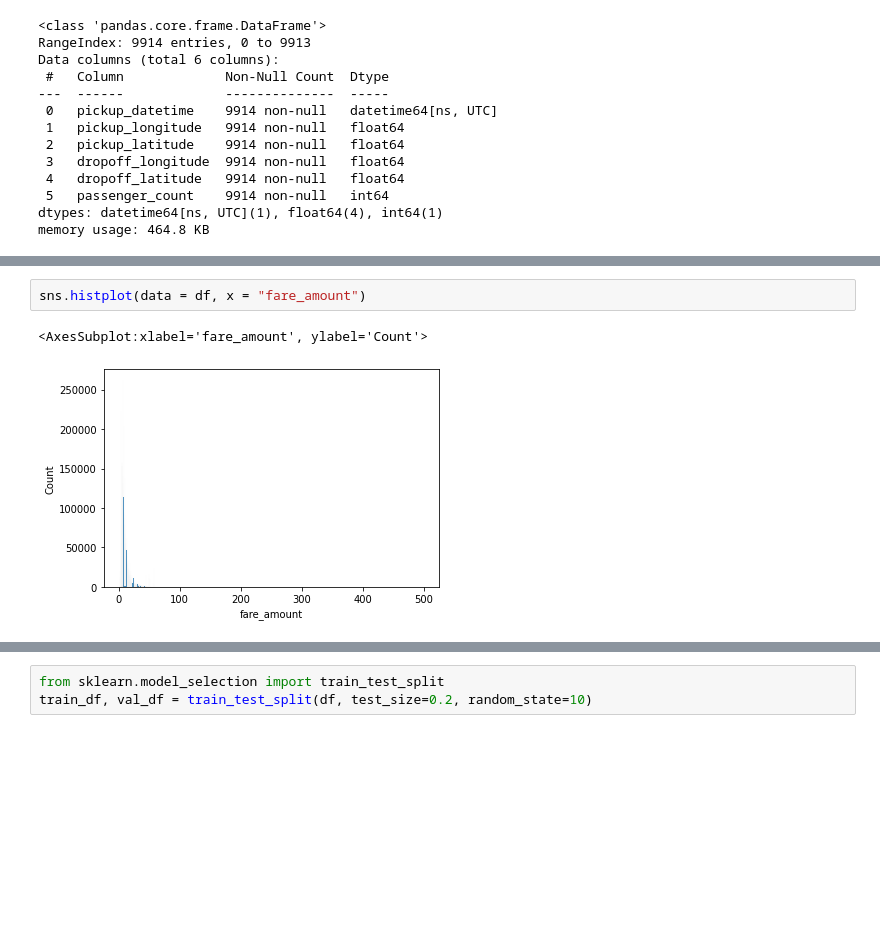
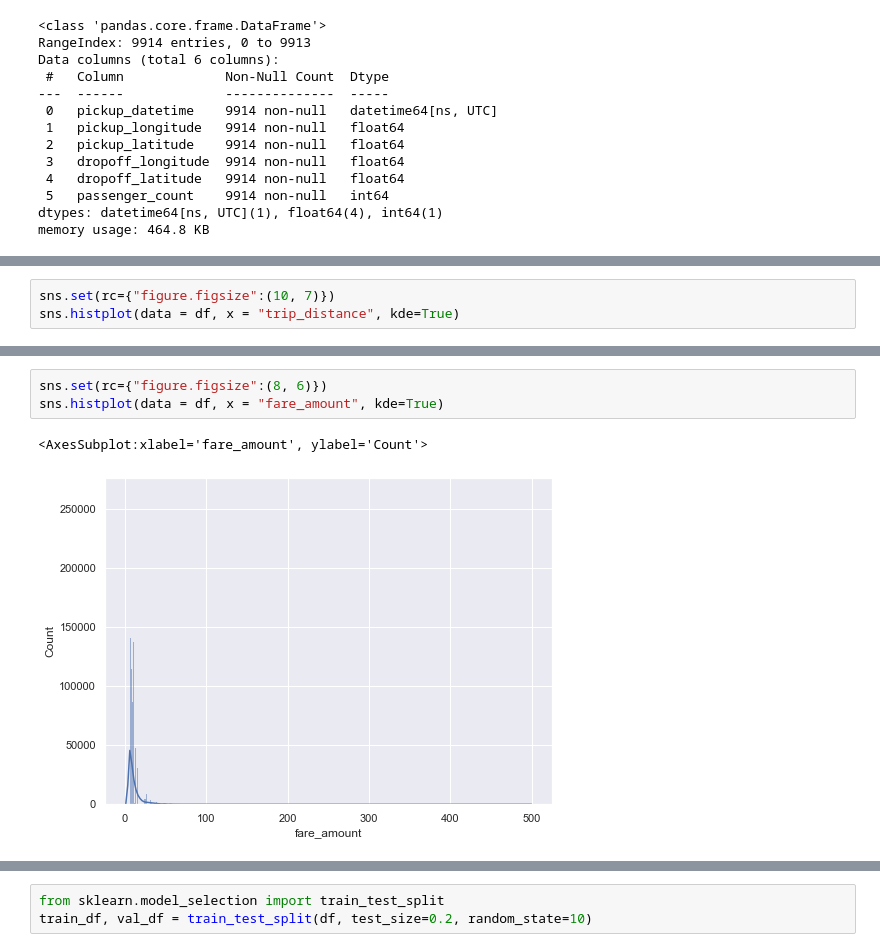
Before and after one commit to saquibmohiuddin/Taxi-Fare-nyc, a Jupyter notebook: nyc_taxi.ipynb, the cells around one changed output, grey strips where cells are left out. Saved outputs shown, nothing was run; the diff lists cells and outputs as text; blank space fills up the shorter version.

```diff
--- a/nyc_taxi.ipynb
+++ b/nyc_taxi.ipynb
@@ -374,0 +349,3 @@ df.pickup_datetime.min(), df.pickup_datetime.max()
+# %%
+sns.set(rc={"figure.figsize":(10, 7)})
+sns.histplot(data = df, x = "trip_distance", kde=True)
@@ -375,5 +355,6 @@ df.pickup_datetime.min(), df.pickup_datetime.max()
 # %%
-sns.histplot(data = df, x = "fare_amount")
+sns.set(rc={"figure.figsize":(8, 6)})
+sns.histplot(data = df, x = "fare_amount", kde=True)
 # %% [output]
 <AxesSubplot:xlabel='fare_amount', ylabel='Count'>
-[figure, old version]
+[figure, new version]
```
Also changed, not shown: parts of 93 cells of this notebook, 2 other files.
